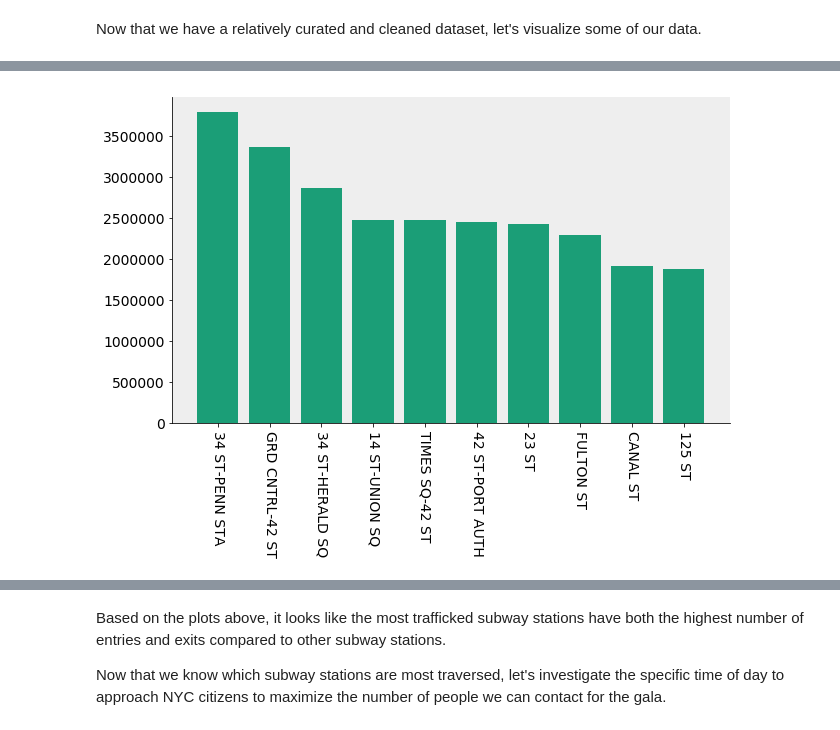
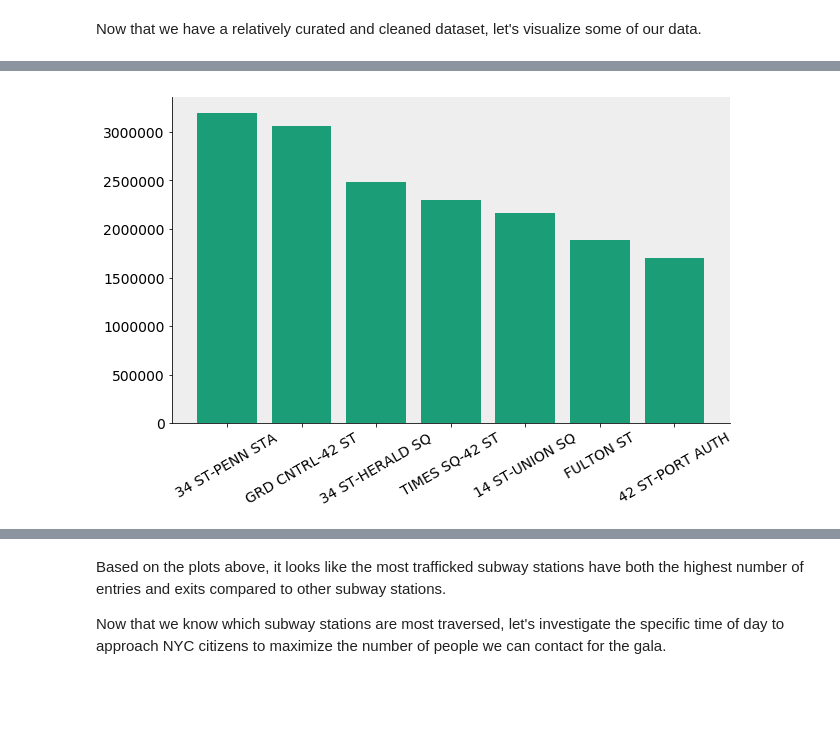
Before and after one commit to DimitriTheoharatos/ProjectBenson, a Jupyter notebook: MTA_EDA_Dimitri-v2.ipynb, the cells around one changed output, grey strips where cells are left out. Cells and saved outputs as stored; diff of their text form; code cells hidden in the pictures; blank space fills up the shorter version.

```diff
--- a/MTA_EDA_Dimitri-v2.ipynb
+++ b/MTA_EDA_Dimitri-v2.ipynb
@@ -198,2 +217,0 @@ Finally, we can investigate the most highly trafficed stations by including a 't
-# %%
-combined_df['total'] = combined_df.entries + combined_df.exits
@@ -200,3 +237,5 @@ combined_df['total'] = combined_df.entries + combined_df.exits
+# %%
+combined_df['date_time'] = combined_df['date_time'].dt.round('60min')
 # %% [markdown]
 ## Histogram of Entries and Exits by Station
 # %% [markdown]
@@ -204,2 +254,6 @@ Now that we have a relatively curated and cleaned dataset, let's visualize some
 # %%
-grouped_by_station = combined_df.groupby('station').sum()
+grouped_by_station = combined_df.groupby(['station']).sum()
+sorted_station_entries = grouped_by_station.sort_values(['entries'],\
+                                                ascending = False)
+sorted_station_exits = grouped_by_station.sort_values(['exits'],\
+                                                ascending = False)
@@ -206,3 +281,6 @@ grouped_by_station = combined_df.groupby('station').sum()
+# %%
+sorted_station_entries = sorted_station_entries.drop(['23 ST', 'CANAL ST', '125 ST'])
+sorted_station_exits = sorted_station_exits.drop(['23 ST', 'CANAL ST', '125 ST'])
 # %%
 rcParams['figure.figsize'] = (10, 6)
 rcParams['font.size'] = 14
@@ -209,11 +296,8 @@ rcParams['font.size'] = 14
 # %%
-sorted_station_entries = grouped_by_station.sort_values(['entries'],\
-                                                ascending = False)
-
-plt.bar(range(len(sorted_station_entries.index[0:10])), \
-        sorted_station_entries.entries[0:10], \
-        tick_label = sorted_station_entries.index[0:10])
-plt.xticks(rotation = 270)
+plt.bar(range(len(sorted_station_exits.index[0:7])), \
+        sorted_station_exits.exits[0:7], \
+        tick_label = sorted_station_exits.index[0:7])
+plt.xticks(rotation = 30)
 remove_border()
 # %% [output]
-[figure, old version]
+[figure, new version]
```
Also changed, not shown: parts of 130 cells of this notebook.
